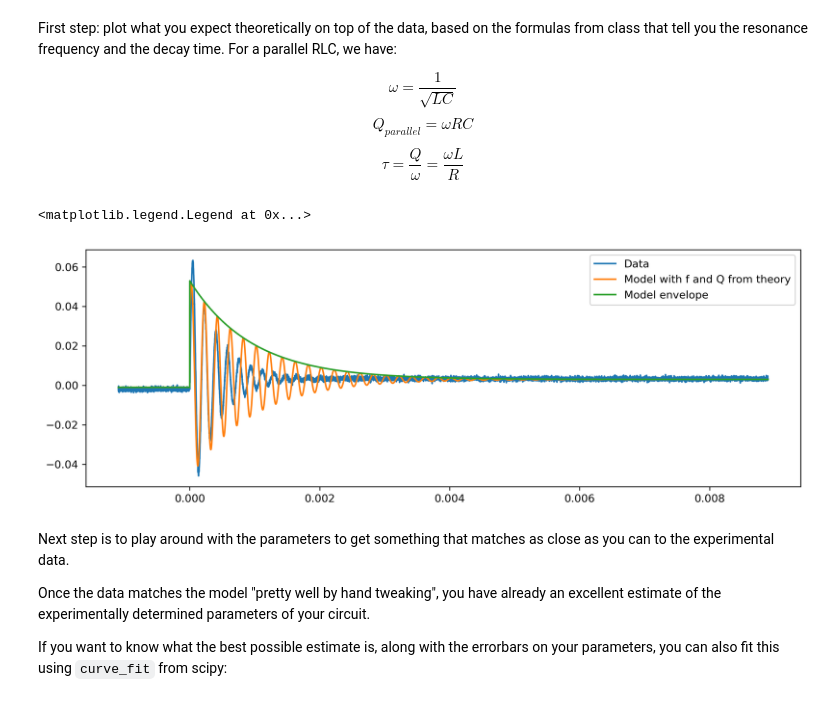
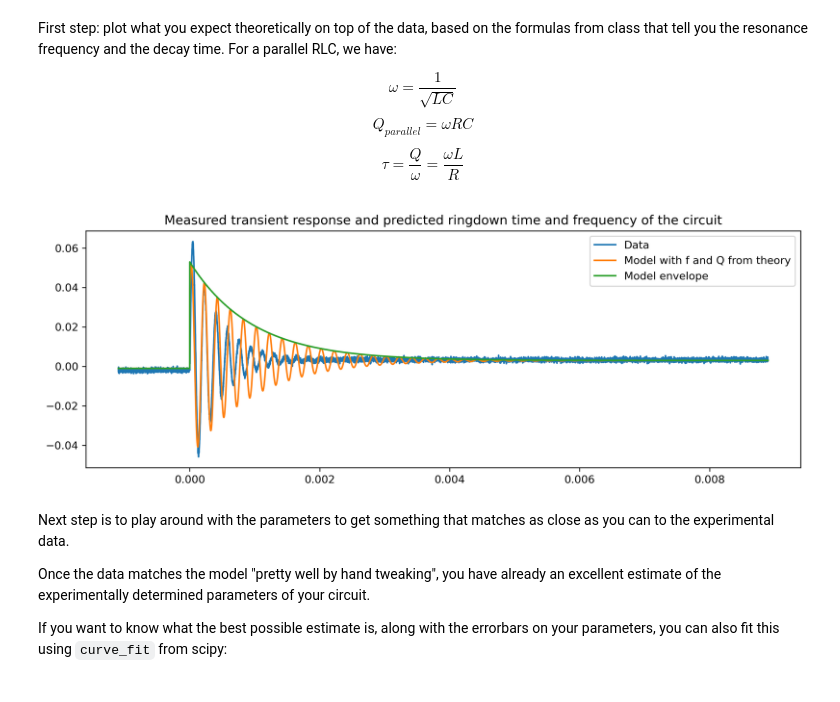
Before and after one commit to SHoogeman/Snaar-Proef, a Jupyter notebook: lab session notebooks/TN2211 Session 05.ipynb, the cells around one changed output. Saved outputs shown, nothing was run; the diff lists cells and outputs as text; code cells hidden in the pictures.

```diff
--- a/lab session notebooks/TN2211 Session 05.ipynb
+++ b/lab session notebooks/TN2211 Session 05.ipynb
@@ -152,35 +152,36 @@ $$
 f = 5e3
 
 # guess based on the plot
 a = 50e-3 # amplitude of the oscillating signal, estimated for example on the scope
 
 c = 2*np.pi * 5e3 # 5 kHz = 2 pi * 5e3 Radians/sec, from my formula estimates in the homework
 
 # I can calculate tau from Q and omega
 Q = 30 # from my formula estimates in the prep work
 b = Q/c # decay time in s
 
 # looks pretty close to zero
 d = 0 # t0, the time that the step function starts, and also the time that cosine starts, in ms
 
 # Looks like a sine function, so pi/4
 e = -np.pi/4 # phase in radians, 0 = cosine starting at t0
 
 # Looks like there is about 10 mv offset before the step
 f = 4e-3 # step of the offset voltage
 
 # and maybe 20 mV step up after the step?
 g = -1e-3 # offset voltage before the step
 
 # Make it wider and higher res
 plt.figure(figsize=(12,4), dpi=300)
 plt.plot(t,v, label = "Data")
 plt.plot(t,func(t,a,b,c,d,e,f,g), label = "Model with f and Q from theory")
 plt.plot(t,func2(t,a,b,c,d,e,f,g), label = "Model envelope")
 plt.legend()
+plt.title("Measured transient response and predicted ringdown time and frequency of the circuit")
+plt.show()
 # %% [output]
-<matplotlib.legend.Legend at 0x...>
-[figure, old version]
+[figure, new version]
 # %% [markdown]
 Next step is to play around with the parameters to get something that matches as close as you can to the experimental data.
 
```
